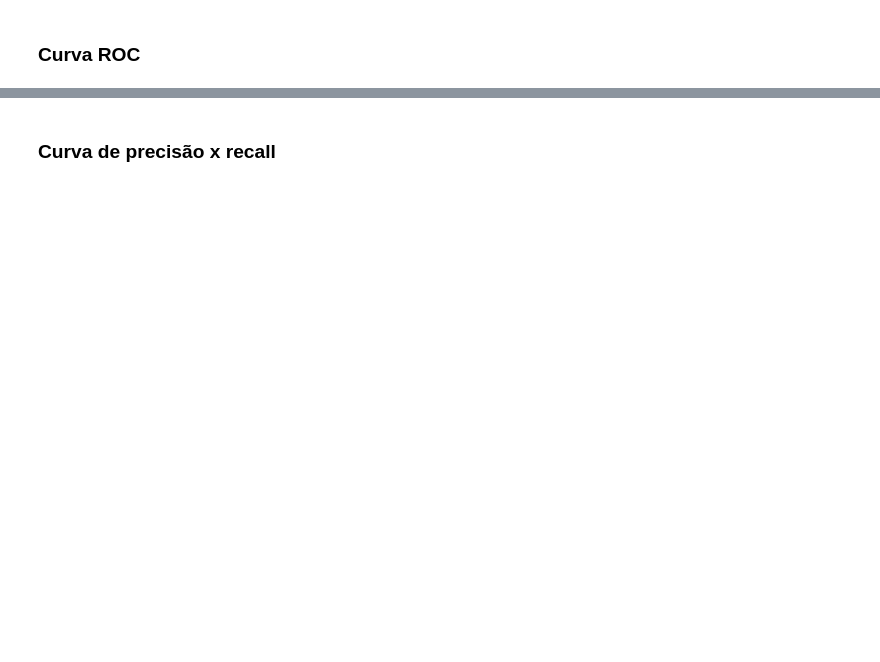
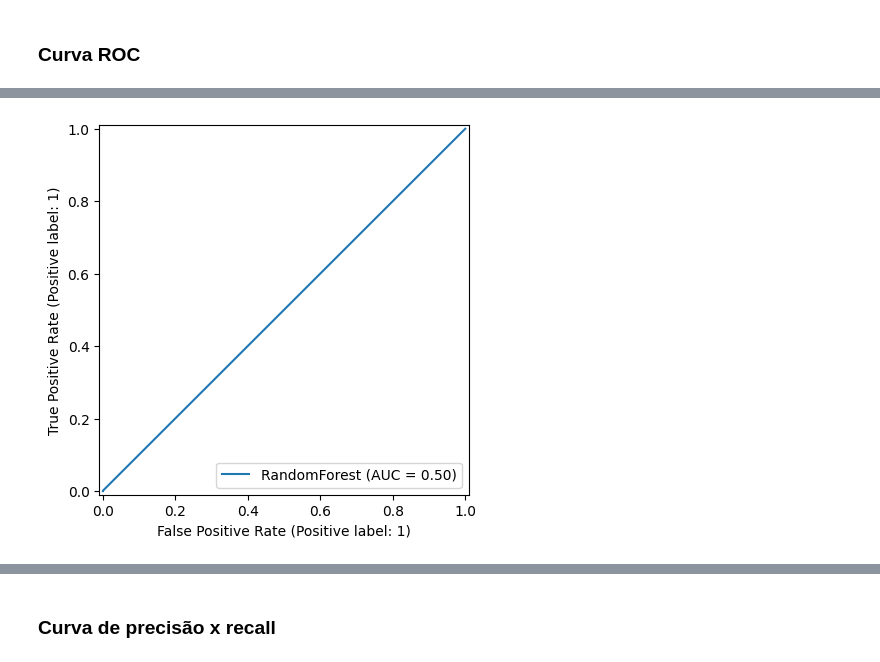
Before and after one commit to JhowSantiago/Classificao-validacao-de-modelos-e-metricas-de-avaliacao, a Jupyter notebook: Classificação_Validacao_e_metricas.ipynb, the cells around one changed output, grey strips where cells are left out. Saved outputs shown, nothing was run; the diff lists cells and outputs as text; code cells hidden in the pictures; blank space fills up the shorter version.

```diff
--- a/Classificação_Validacao_e_metricas.ipynb
+++ b/Classificação_Validacao_e_metricas.ipynb
@@ -231,2 +308,6 @@ RocCurveDisplay.from_predictions(y_val, y_previsto, name = 'Árvore de Decisão'
+# %%
+RocCurveDisplay.from_predictions(y_val, y_previsto_random, name = 'RandomForest');
+# %% [output]
+[figure, added]
 # %%
 from sklearn.metrics import roc_auc_score
```
Also changed, not shown: parts of 32 cells of this notebook, 1 other file.
